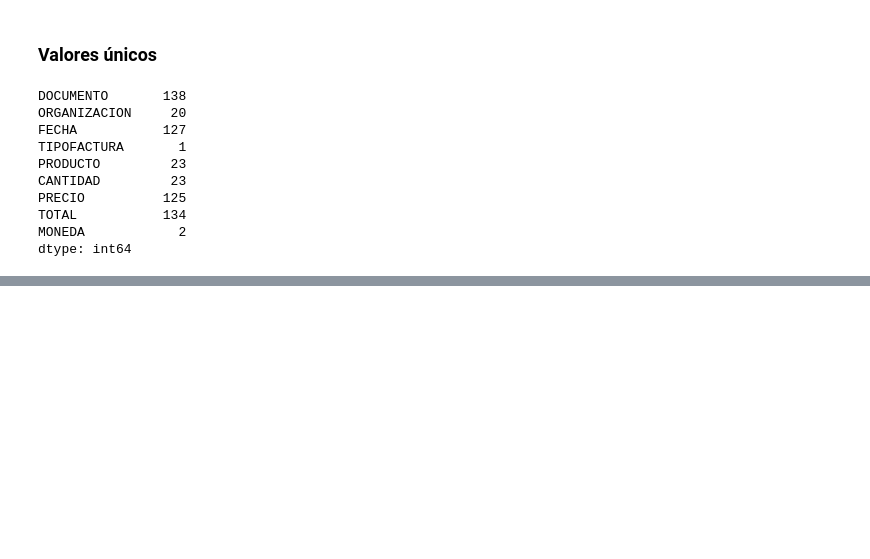
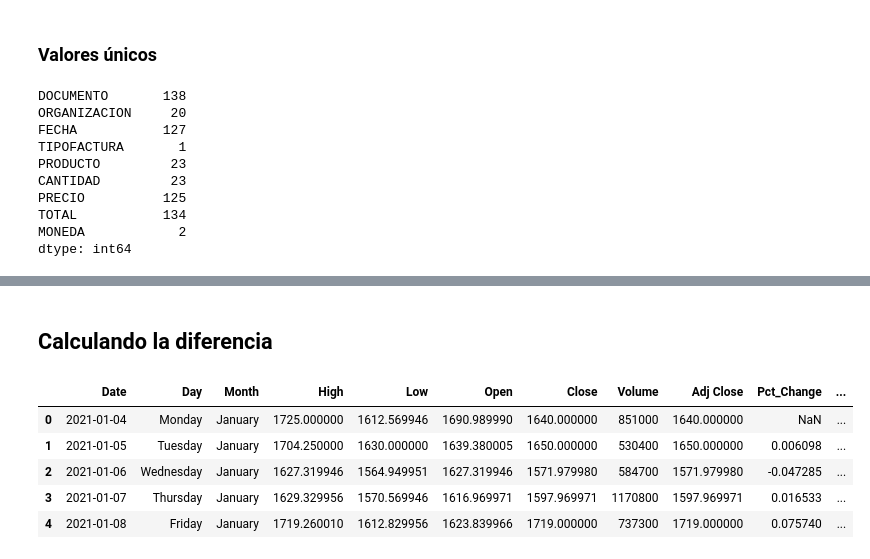
Before and after one commit to cristiandarioortegayubro/dataidea, a Jupyter notebook: meeting_06.ipynb, the cells around one changed output, grey strips where cells are left out. Saved outputs shown, nothing was run; the diff lists cells and outputs as text; code cells hidden in the pictures; blank space fills up the shorter version.

```diff
--- a/meeting_06.ipynb
+++ b/meeting_06.ipynb
@@ -292,0 +333,3 @@ dtype: int64
+# %%
+df.reset_index(drop=True, inplace=True)
+df.head()
@@ -292,0 +345,3 @@ dtype: int64
+# %%
+df.insert(1,column="Day",value=pd.DatetimeIndex(df["Date"]).day_name())
+df.head()
@@ -292,0 +379,12 @@ dtype: int64
+# %% [markdown]
+## Calculando la diferencia
+# %%
+df["Diff"] = df.Close.diff()
+df.head()
+# %% [output]
+|  | Date | Day | Month | High | Low | Open | Close | Volume | Adj Close | Pct_Change | ... |
+| 0 | 2021-01-04 | Monday | January | 1725.000000 | 1612.569946 | 1690.989990 | 1640.000000 | 851000 | 1640.000000 | NaN | ... |
+| 1 | 2021-01-05 | Tuesday | January | 1704.250000 | 1630.000000 | 1639.380005 | 1650.000000 | 530400 | 1650.000000 | 0.006098 | ... |
+| 2 | 2021-01-06 | Wednesday | January | 1627.319946 | 1564.949951 | 1627.319946 | 1571.979980 | 584700 | 1571.979980 | -0.047285 | ... |
+| 3 | 2021-01-07 | Thursday | January | 1629.329956 | 1570.569946 | 1616.969971 | 1597.969971 | 1170800 | 1597.969971 | 0.016533 | ... |
+| 4 | 2021-01-08 | Friday | January | 1719.260010 | 1612.829956 | 1623.839966 | 1719.000000 | 737300 | 1719.000000 | 0.075740 | ... |
```
Also changed, not shown: parts of 26 cells of this notebook.
